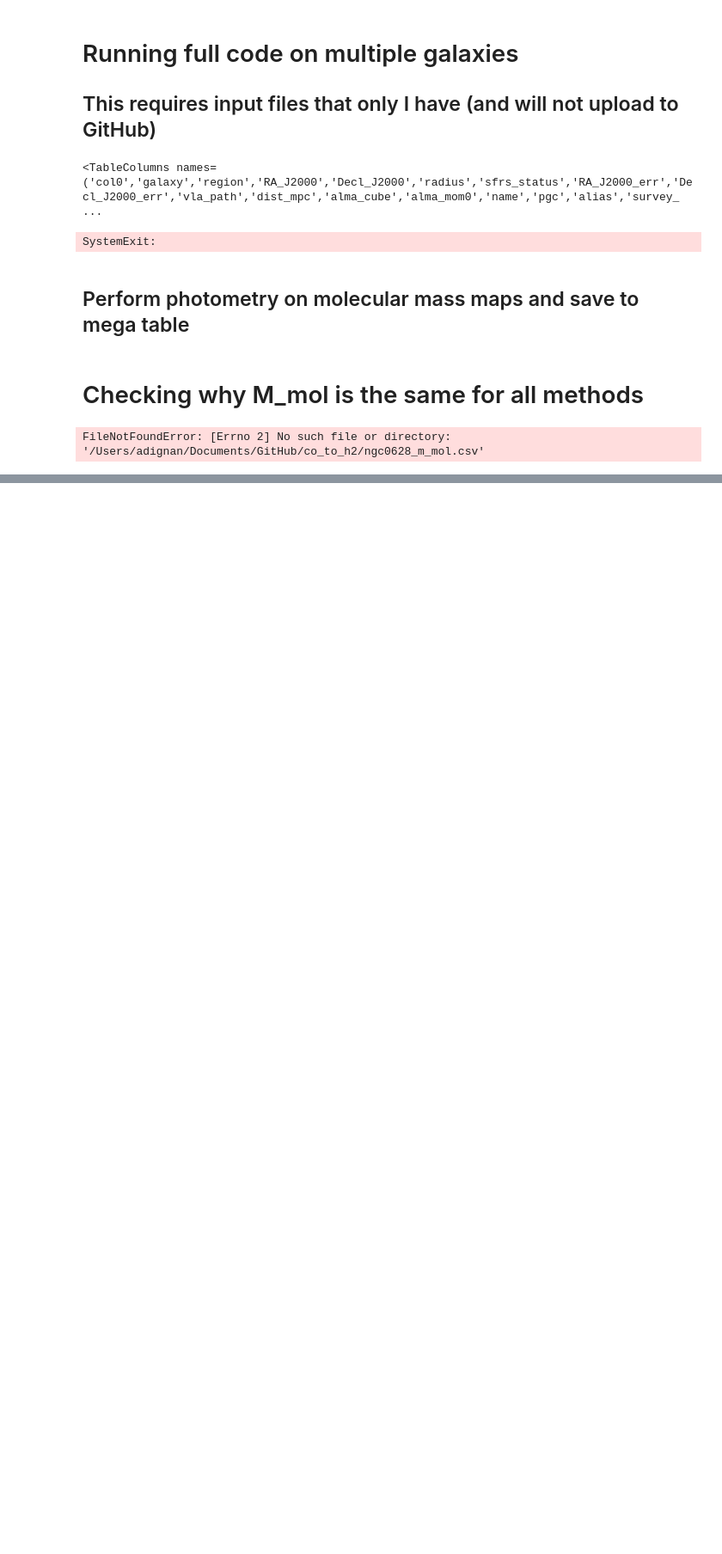
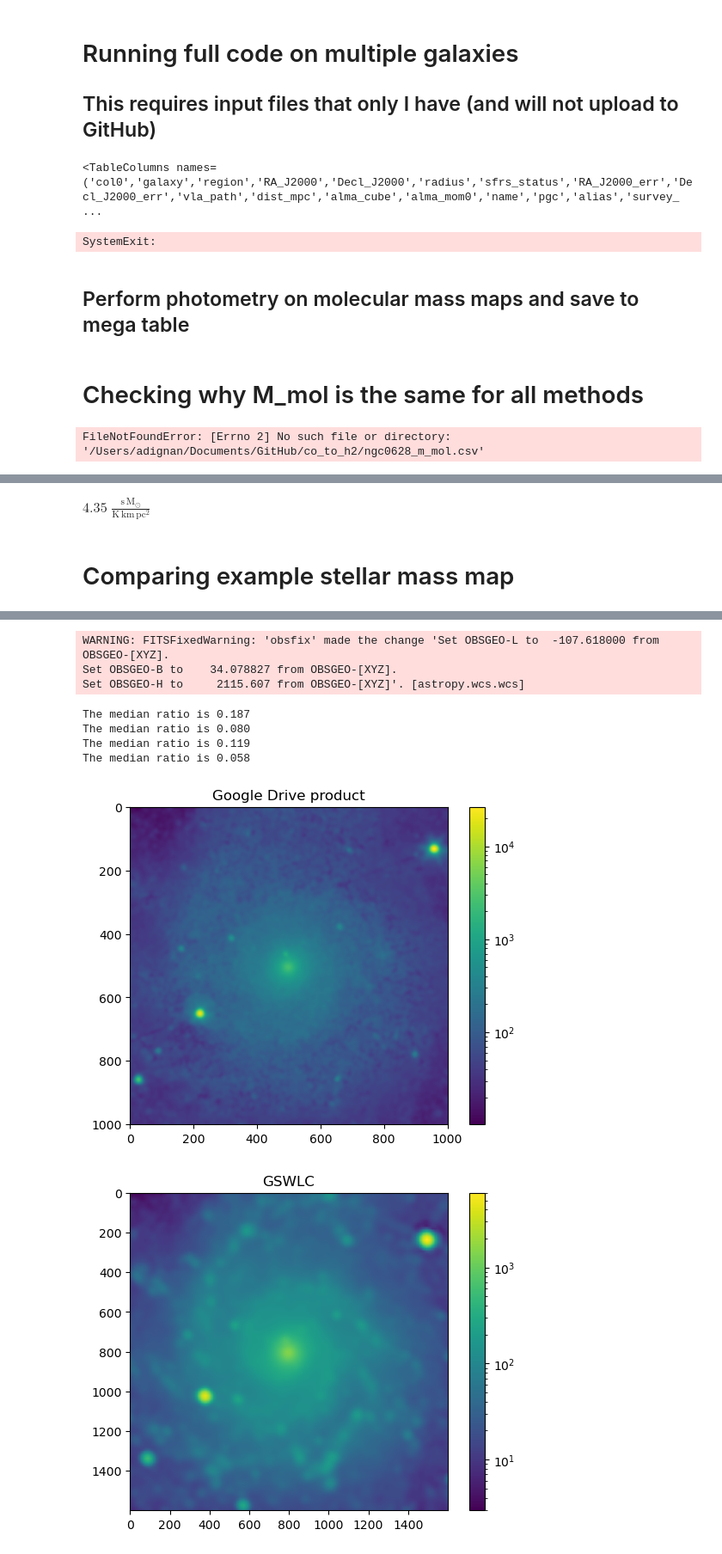
Before and after one commit to annadignan/co_to_h2, a Jupyter notebook: work.ipynb, the cells around one changed output, grey strips where cells are left out. Shown at 86% size. Cells and saved outputs as stored; diff of their text form; code cells hidden in the pictures; blank space fills up the shorter version.

Commit message:
Finishing implementing tests
Testing ability to recover MW conversion factor and comparing stellar mass and conversion factor maps to Google Drive products.

```diff
--- a/work.ipynb
+++ b/work.ipynb
@@ -171,0 +200,40 @@ FileNotFoundError: [Errno 2] No such file or directory: '/Users/adignan/Document
+# %%
+# load in table with stellar mass results
+co='ngc0628_12m+7m+tp_co21_2.566192048arcsec_broad_mom0_regrid.fits'
+
+# make an instance of Map first
+constMap=co_to_h2.Map(co,unit='K km s^-1')
+
+constMap.calc_alpha_co(Zprime=1, sigma_star=100*u.M_sun/u.pc**2, J='1-0')
+# %% [output]
+$4.35 \; \mathrm{\frac{s\,M_{\odot}}{K\,km\,pc^{2}}}$
+# %% [markdown]
+# Comparing example stellar mass map
+# %%
+# stellar mass map from Google Drive
+massmap='/Users/adignan/Documents/GitHub/co_to_h2/NGC0628.ica2.massmap.sm_Msunpc2.fits'
+massMap=co_to_h2.Map(massmap, unit='K km s^-1')
+massMap_reproj=massMap.reproject(template_file=co, template_unit='K km s^-1')
+
+co_to_h2.plotmap(massMap_reproj.data,norm=True, title='Google Drive product',savepath='/Users/adignan/Documents/GitHub/co_to_h2/sm_og.png')
+
+# load in table with stellar mass results
+ex_m_mol=Table.read('/Users/adignan/research/phangs/m_mol/ngc0628_m_mol.csv')
+
+co_to_h2.plotmap(ex_m_mol['sigstar_gswlc'].reshape(1600,1600),norm=True, title='GSWLC',savepath='/Users/adignan/Documents/GitHub/co_to_h2/sm_gswlc.png')
+co_to_h2.plotmap(ex_m_mol['sigstar_w3w1'].reshape(1600,1600),norm=True, title='W3/W1',savepath='/Users/adignan/Documents/GitHub/co_to_h2/sm_w3w1.png')
+co_to_h2.plotmap(ex_m_mol['sigstar_w4w1'].reshape(1600,1600),norm=True, title='W4/W1',savepath='/Users/adignan/Documents/GitHub/co_to_h2/sm_w4w1.png')
+
+plt.figure()
+
+datas=[massMap_reproj.data.reshape(-1), ex_m_mol['sigstar_gswlc'], ex_m_mol['sigstar_w3w1'], ex_m_mol['sigstar_w4w1']]
+labels=['original', 'gswlc', 'w3/w1', 'w4/w1']
+
+for d, l in zip(datas, labels):
+    clean_d = d[~np.isnan(d)]
+    plt.hist(clean_d[0]/clean_d,alpha=0.5,bins=100, label=l)
+    plt.xlim(right=1.5)
+    plt.legend()
+
+    print(f'The median ratio is {np.nanmedian(clean_d[0]/clean_d):.3f}')
+# %% [output]
@@ -171,0 +257,9 @@ FileNotFoundError: [Errno 2] No such file or directory: '/Users/adignan/Document
+WARNING: FITSFixedWarning: 'obsfix' made the change 'Set OBSGEO-L to  -107.618000 from OBSGEO-[XYZ].
+Set OBSGEO-B to    34.078827 from OBSGEO-[XYZ].
+Set OBSGEO-H to     2115.607 from OBSGEO-[XYZ]'. [astropy.wcs.wcs]
+The median ratio is 0.187
+The median ratio is 0.080
+The median ratio is 0.119
+The median ratio is 0.058
+[figure, added]
+[figure, added]
```
Also changed, not shown: parts of 12 cells of this notebook, 12 other files.
